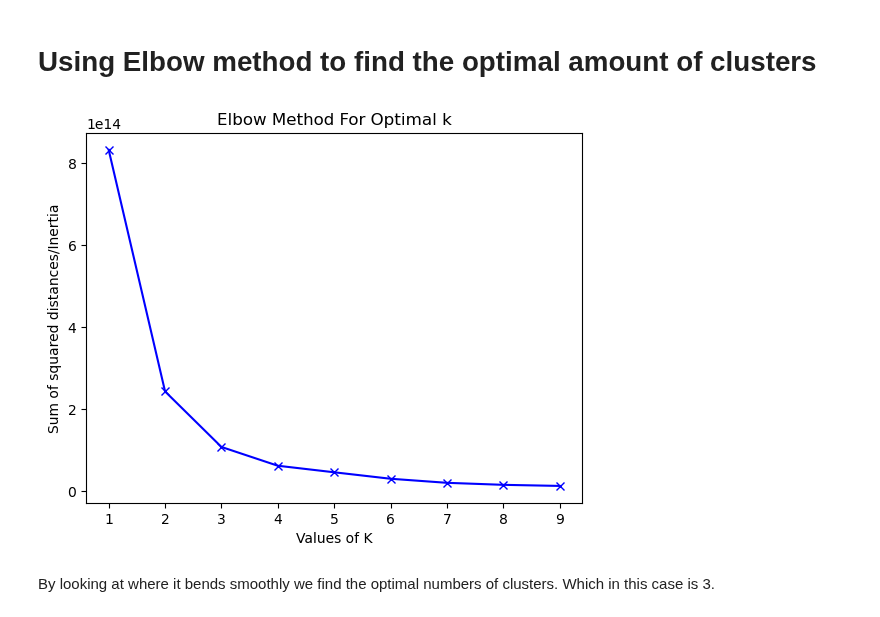
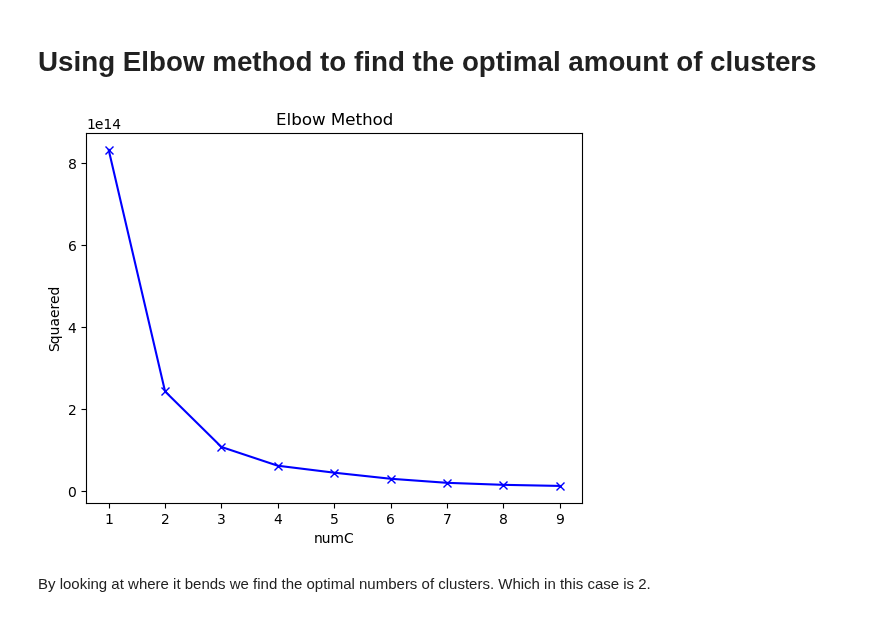
Before and after one commit to GeorgRis/Innlevering_INFO282, a Jupyter notebook: clustering.ipynb, the cells around one changed output. Saved outputs shown, nothing was run; the diff lists cells and outputs as text; code cells hidden in the pictures.

```diff
--- a/clustering.ipynb
+++ b/clustering.ipynb
@@ -17,9 +50,7 @@ from sklearn.model_selection import train_test_split
 import pandas as pd
 
 # Selecting features
-features = ['Startposisjon bredde', 'Startposisjon lengde', 'Havdybde start', 'Varighet',
-            'Stopposisjon bredde', 'Stopposisjon lengde', 'Havdybde stopp', 'Trekkavstand', 'Redskap FDIR (kode)',
-            'Rundvekt']
+features = ['Startposisjon bredde', 'Startposisjon lengde', 'Redskap FDIR (kode)', 'Rundvekt']
 X = df[features]
 
 # Scaling
@@ -32,7 +63,7 @@ X_scaled = scaler.fit_transform(X)
 
 # Creating and training the KMeans clustering model
 # Assuming the us eof 3 clusters, later checked using elbow method.
-kmeans = KMeans(n_clusters=3, random_state=42)
+kmeans = KMeans(n_clusters=2, init='k-means++', max_iter=300, n_init=50, random_state=16)
 kmeans.fit(X_scaled)
 
 # Making predictions
@@ -51,6 +82,6 @@ import seaborn as sns
 # Visualizing the clusters
 # With use of StartPosisjon bredde and Startposisjon lengde its easy to visualize the clusters
 plt.figure(figsize=(10, 8))
-sns.scatterplot(data=df, x='Startposisjon bredde', y='Startposisjon lengde', hue=labels, palette='viridis')
+sns.scatterplot(data=X, x='Startposisjon bredde', y='Startposisjon lengde', hue=labels, palette='viridis')
 plt.title('Clusters of data points')
 plt.show()
@@ -59,18 +93,18 @@ plt.show()
 # %%
 
 squared_distances = []
-K = range(1,10)
-for num_clusters in K:
+numC = range(1,10)
+for num_clusters in numC:
     kmeans = KMeans(n_clusters=num_clusters)
     kmeans.fit(df)
     squared_distances.append(kmeans.inertia_)
 
-plt.plot(K, squared_distances, 'bx-')
-plt.xlabel('Values of K')
-plt.ylabel('Inertia')
+plt.plot(numC, squared_distances, 'bx-')
+plt.xlabel('numC')
+plt.ylabel('Squaered')
 plt.title('Elbow Method')
 plt.show()
 # %% [output]
-[figure, old version]
+[figure, new version]
 # %% [markdown]
-By looking at where it bends smoothly we find the optimal numbers of clusters. Which in this case is 3.
+By looking at where it bends we find the optimal numbers of clusters. Which in this case is 2.
```
Also changed, not shown: parts of 7 cells of this notebook, 2 other files.
